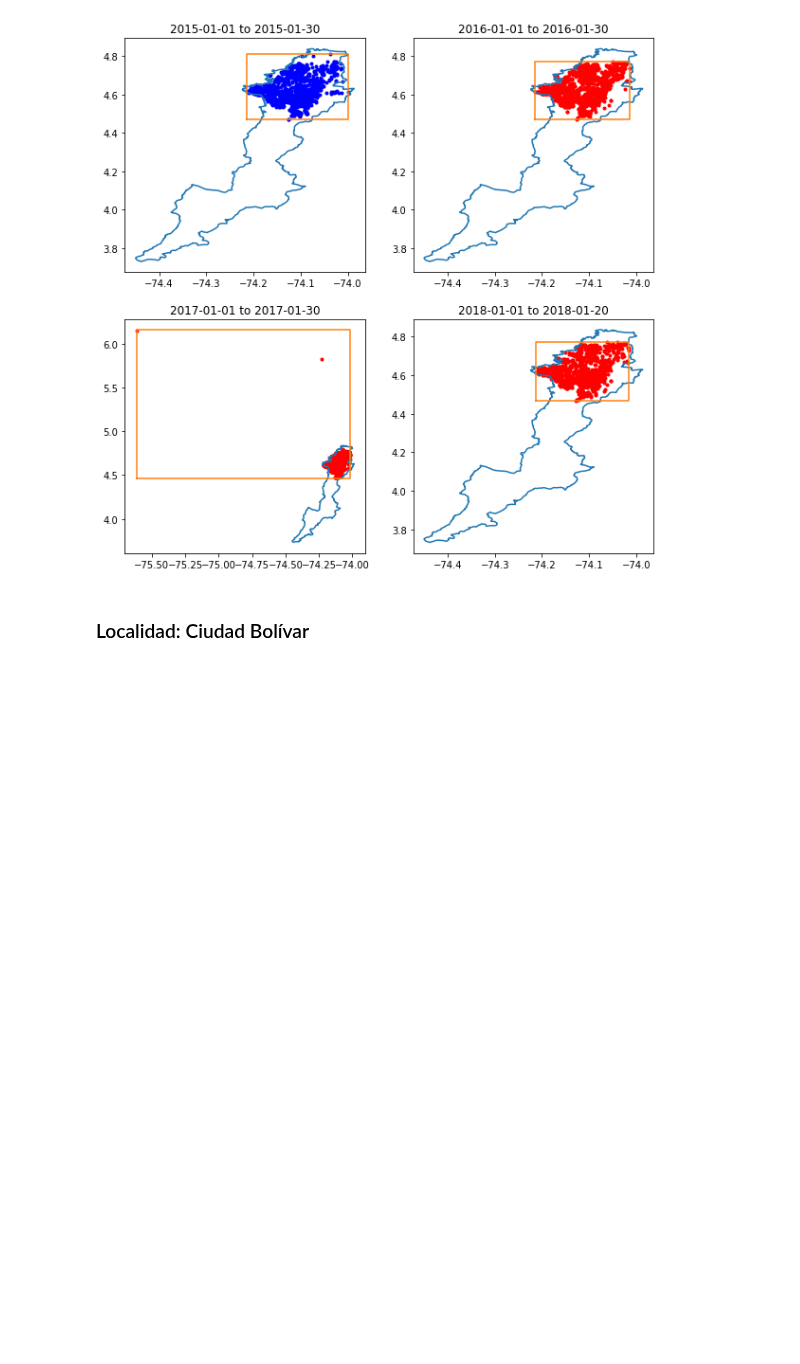
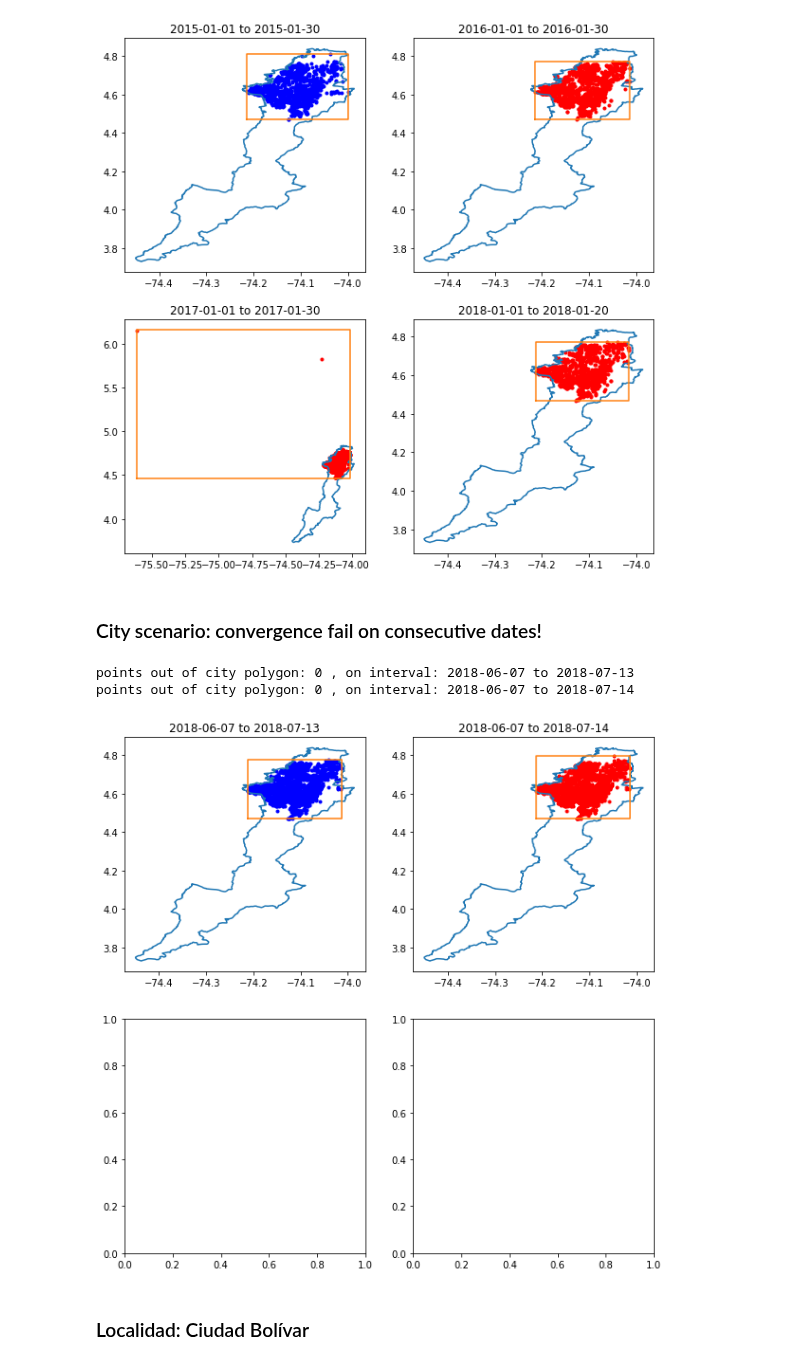
Before and after one commit to jrudascas/security_project, a Jupyter notebook: aggressive_behavior_model/SEPPexp/experiment_02_2_SEPPexp_convergence.ipynb, the cells around one changed output. Saved outputs shown, nothing was run; the diff lists cells and outputs as text; code cells hidden in the pictures; blank space fills up the shorter version.

Commit message:
spatial distribution on training points on convergence experiment for consecutive dates at city level

```diff
--- a/aggressive_behavior_model/SEPPexp/experiment_02_2_SEPPexp_convergence.ipynb
+++ b/aggressive_behavior_model/SEPPexp/experiment_02_2_SEPPexp_convergence.ipynb
@@ -151,6 +154,40 @@ points out of city polygon: 0 , on interval: 2016-01-01 to 2016-01-30
 points out of city polygon: 2 , on interval: 2017-01-01 to 2017-01-30
 points out of city polygon: 0 , on interval: 2018-01-01 to 2018-01-20
 [figure]
+# %% [markdown]
+### City scenario: convergence fail on consecutive dates!
+# %%
+initial_date = '2018-06-07'
+final_date = '2018-07-13'
+df_filtered = ProcessData.filter_by_date(df, siedco_dict, initial_date, final_date)
+time_space_points, region = ProcessData.get_time_space_points(df_filtered, siedco_dict)
+fig, ax = plt.subplots(2,2,figsize=(10,10))
+
+ax[0,0].scatter(df_filtered.LONGITUD_X.values, df_filtered.LATITUD_Y.values, marker=".", color="blue")
+ax[0,0].plot(*bogota_polygon.exterior.xy)
+ax[0,0].plot(*get_polygon_rectangular_region(region).exterior.xy)
+ax[0,0].set_title(initial_date+' to '+final_date)
+#Check points are into Bogotá
+df_filtered['in_bogota?'] = df_filtered.apply (lambda row: point_at_location(df_filtered, bogota_polygon, row), axis=1)
+print("points out of city polygon:",len(df_filtered.loc[(df_filtered['in_bogota?'] == False)]),", on interval:",initial_date, "to", final_date)
+
+initial_date = '2018-06-07'
+final_date = '2018-07-14'
+df_filtered = ProcessData.filter_by_date(df, siedco_dict, initial_date, final_date)
+time_space_points, region = ProcessData.get_time_space_points(df_filtered, siedco_dict)
+ax[0,1].scatter(df_filtered.LONGITUD_X.values, df_filtered.LATITUD_Y.values, marker=".", color="red")
+ax[0,1].plot(*bogota_polygon.exterior.xy)
+ax[0,1].plot(*get_polygon_rectangular_region(region).exterior.xy)
+ax[0,1].set_title(initial_date+' to '+final_date)
+#Check points are into Bogotá
+df_filtered['in_bogota?'] = df_filtered.apply (lambda row: point_at_location(df_filtered, bogota_polygon, row), axis=1)
+print("points out of city polygon:",len(df_filtered.loc[(df_filtered['in_bogota?'] == False)]),", on interval:",initial_date, "to", final_date)
+
+plt.show()
+# %% [output]
+points out of city polygon: 0 , on interval: 2018-06-07 to 2018-07-13
+points out of city polygon: 0 , on interval: 2018-06-07 to 2018-07-14
+[figure, added]
 # %% [markdown]
 ### Localidad: Ciudad Bolívar
 # %%
```
Also changed, not shown: parts of 1 cell of this notebook.
